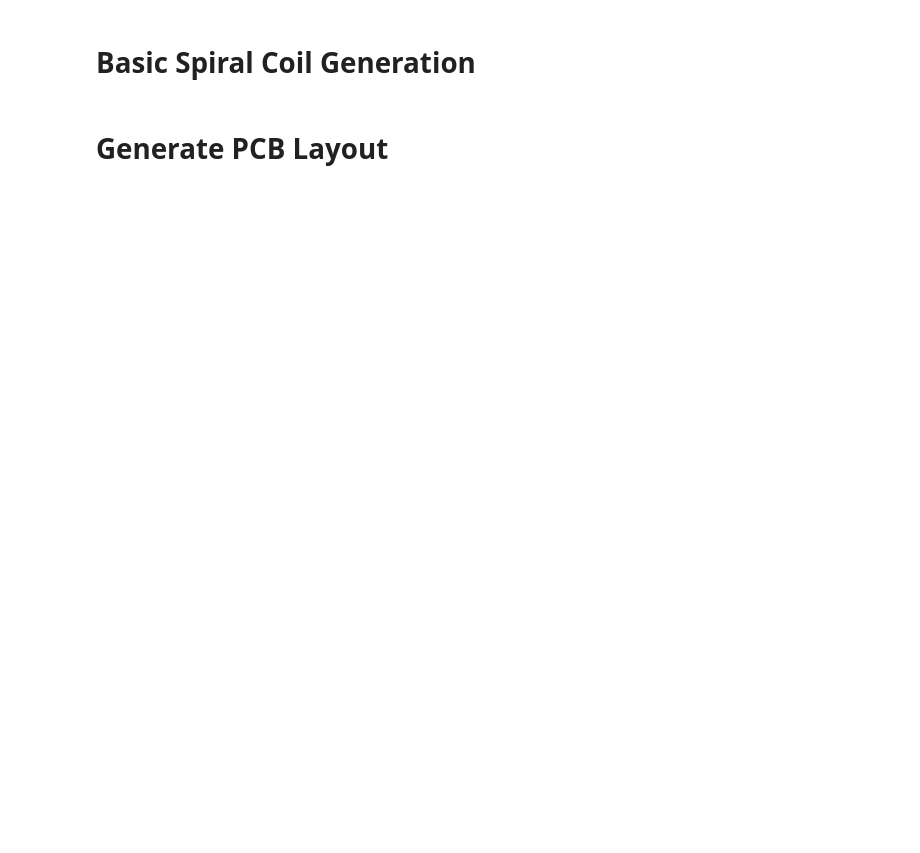
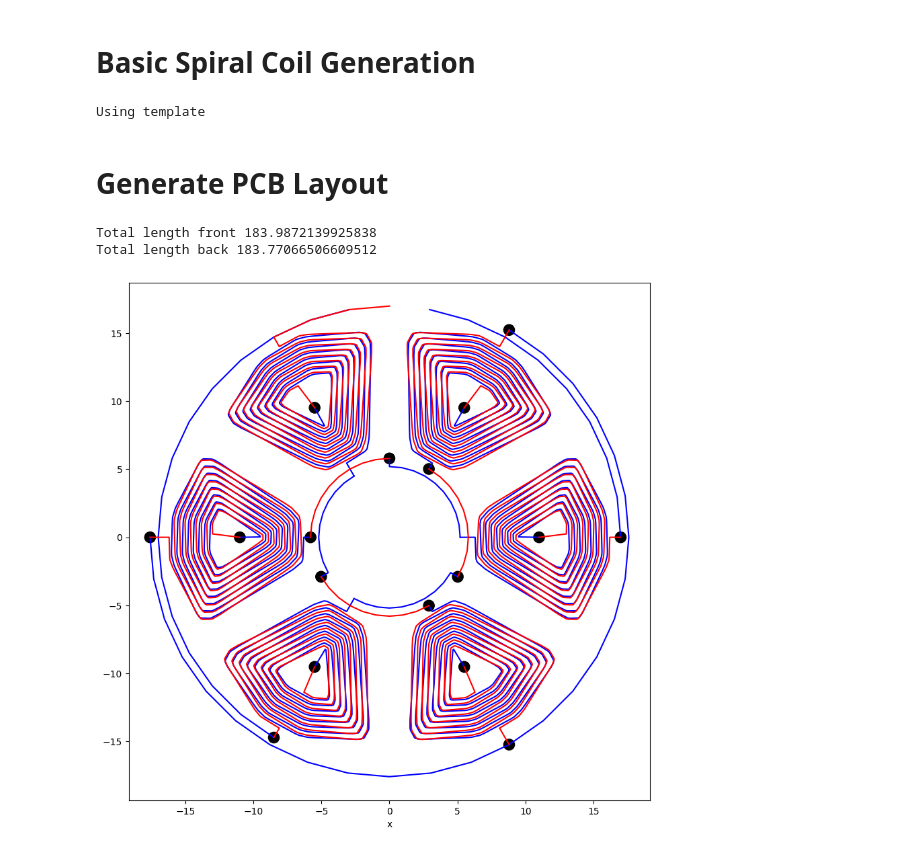
Before and after one commit to atomic14/kicad-coil-plugins, a Jupyter notebook: coil_version2.ipynb, the cells around one changed output. Drawn from its saved outputs; the diff is of its cells as text; code cells hidden in the pictures; blank space fills up the shorter version.

```diff
--- a/coil_version2.ipynb
+++ b/coil_version2.ipynb
@@ -10,11 +10,12 @@ from enum import Enum
 # %%
 VIA_DIAM = 0.8
 VIA_DRILL = 0.4
-STATOR_HOLE_RADIUS = 4
+STATOR_HOLE_RADIUS = 5
 TRACK_WIDTH = 0.2
 TRACK_SPACING = 0.2
-TURNS = 11
-STATOR_RADIUS = 20
+TURNS = 8
+STATOR_RADIUS = 18
+COIL_CENTER_RADIUS = 11
 USE_SPIRAL = False
 Layer = Enum("Layer", "FRONT BACK")
 # %% [markdown]
@@ -213,6 +221,8 @@ if USE_SPIRAL:
     print("Track points", len(points_f), len(points_b))
 else:
     print("Using template")
+# %% [output]
+Using template
 # %% [markdown]
 # Generate PCB Layout
 # %%
@@ -230,10 +240,11 @@ for i in range(len(points_b) - 1):
         np.array(points_b[i + 1]) - np.array(points_b[i])
     )
 print("Total length back", total_length_back)
+# %% [output]
+Total length front 183.9872139925838
+Total length back 183.77066506609512
 # %%
 vias = []
-
-COIL_CENTER_RADIUS = STATOR_RADIUS / 2 + 1.5
 
 angle_A = 0
 angle_B = 120
@@ -403,6 +414,7 @@ json_result = {
     "parameters": {
         "trackWidth": TRACK_WIDTH,
         "statorHoleRadius": STATOR_HOLE_RADIUS,
+        "statorRadius": STATOR_RADIUS,
         "viaDiameter": VIA_DIAM,
         "viaDrillDiameter": VIA_DRILL,
     },
@@ -474,30 +486,32 @@ json.dump(json_result, open("coil.json", "w"))
 
 
 # plot the back tracks
 ax = None
 for track in json_result["tracks"]["b"]:
     df = pd.DataFrame(track, columns=["x", "y"])
     ax = df.plot.line(x="x", y="y", color="blue", ax=ax)
     ax.axis("equal")
 
 # plot the front tracks
 for track in json_result["tracks"]["f"]:
     df = pd.DataFrame(track, columns=["x", "y"])
     ax = df.plot.line(x="x", y="y", color="red", ax=ax)
     ax.axis("equal")
 
 # hide the legend
 ax.legend().set_visible(False)
 # make the plot bigger
 ax.figure.set_size_inches(10, 10)
 
 # plot the vias
 for via in json_result["vias"]:
     ax.add_patch(
         plt.Circle(
             (via["x"], via["y"]),
             radius=VIA_DIAM / 2,
             fill=True,
             color="black",
         )
     )
+# %% [output]
+[figure, added]
```
Also changed, not shown: parts of 2 cells of this notebook, 1 other file.
